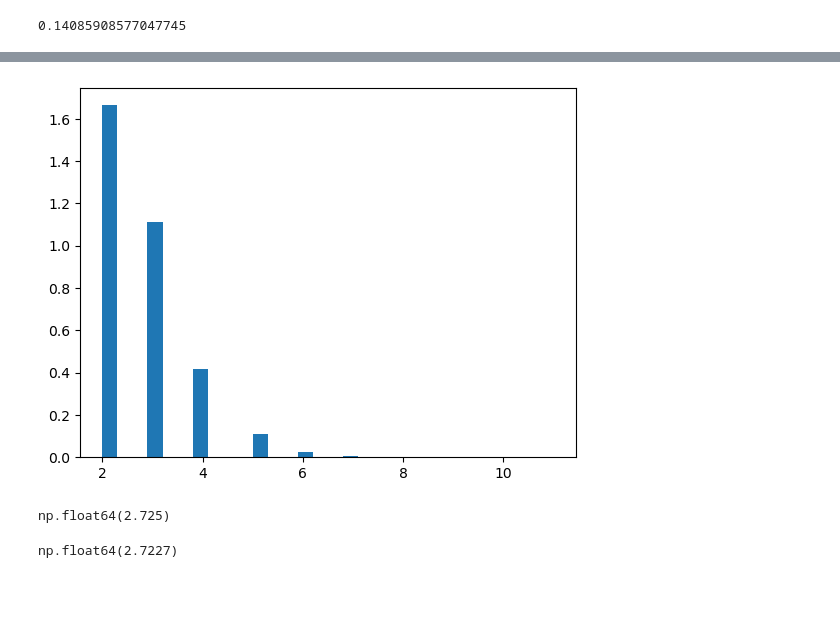
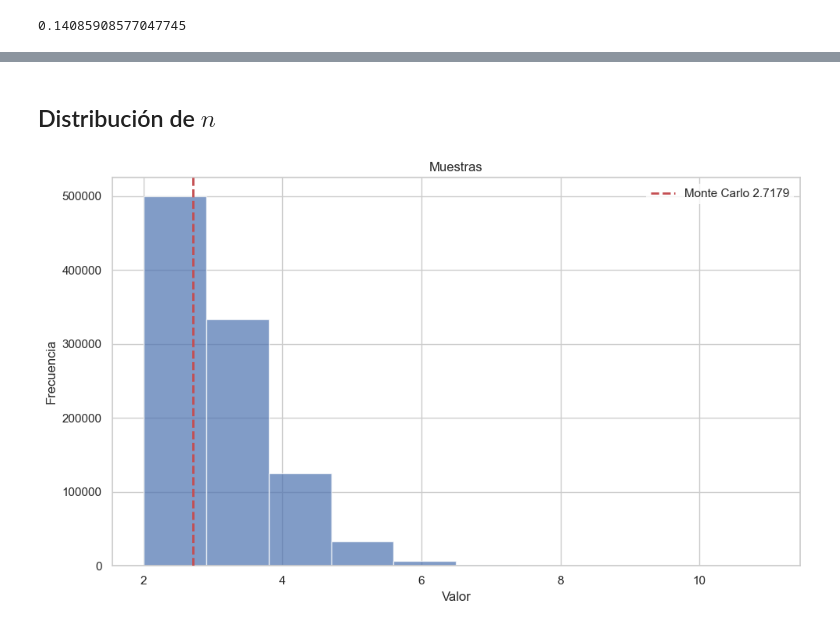
Before and after one commit to heritaco/Simulacion-Estocastica, a Jupyter notebook: 01_generacion_variables_aleatorias/01_numeros_aleatorios/actividad/notebook.ipynb, the cells around one changed output, grey strips where cells are left out. Drawn from its saved outputs; the diff is of its cells as text; code cells hidden in the pictures; blank space fills up the shorter version.

```diff
--- a/01_generacion_variables_aleatorias/01_numeros_aleatorios/actividad/notebook.ipynb
+++ b/01_generacion_variables_aleatorias/01_numeros_aleatorios/actividad/notebook.ipynb
@@ -9,0 +12,20 @@ Actividad 1: Simulación Estocástica
+# %%
+import numpy as np
+import matplotlib.pyplot as plt
+import seaborn as sns
+sns.set(style='whitegrid')
+# %%
+def histograma(muestras, montecarlo, bins=50):
+    fig, ax = plt.subplots(figsize=(10, 6))
+    n, _, _ = ax.hist(muestras, bins=bins, alpha=0.7)
+    ax.axvline(montecarlo, color='r', linestyle='--',
+               linewidth=2, zorder=3, label=f'Monte Carlo {montecarlo:.4f}')
+    xmin, xmax = ax.get_xlim()
+    if montecarlo < xmin or montecarlo > xmax:
+        ax.set_xlim(min(xmin, montecarlo), max(xmax, montecarlo))
+    ax.set_title('Muestras')
+    ax.set_xlabel('Valor')
+    ax.set_ylabel('Frecuencia')
+    ax.legend(facecolor='white', edgecolor='none')
+    plt.tight_layout()
+    plt.show()
@@ -273,14 +479,8 @@ lista_para_dist = minimo_N(1000000)
+# %% [markdown]
+## Distribución de $n$
 # %%
-import matplotlib.pyplot as plt
-plt.hist(lista_para_dist, bins=30, density=True)
-plt.show()
+muestras = minimo_N(1000000)
+montecarlo = np.mean(muestras)
+histograma(muestras, montecarlo, bins=10)
 # %% [output]
-[figure, old version]
+[figure, new version]
-# %%
-minimo_N(1_000)
-# %% [output]
-np.float64(2.725)
-# %%
-minimo_N(10_000)
-# %% [output]
-np.float64(2.7227)
```
Also changed, not shown: parts of 41 cells of this notebook, 34 other files.
